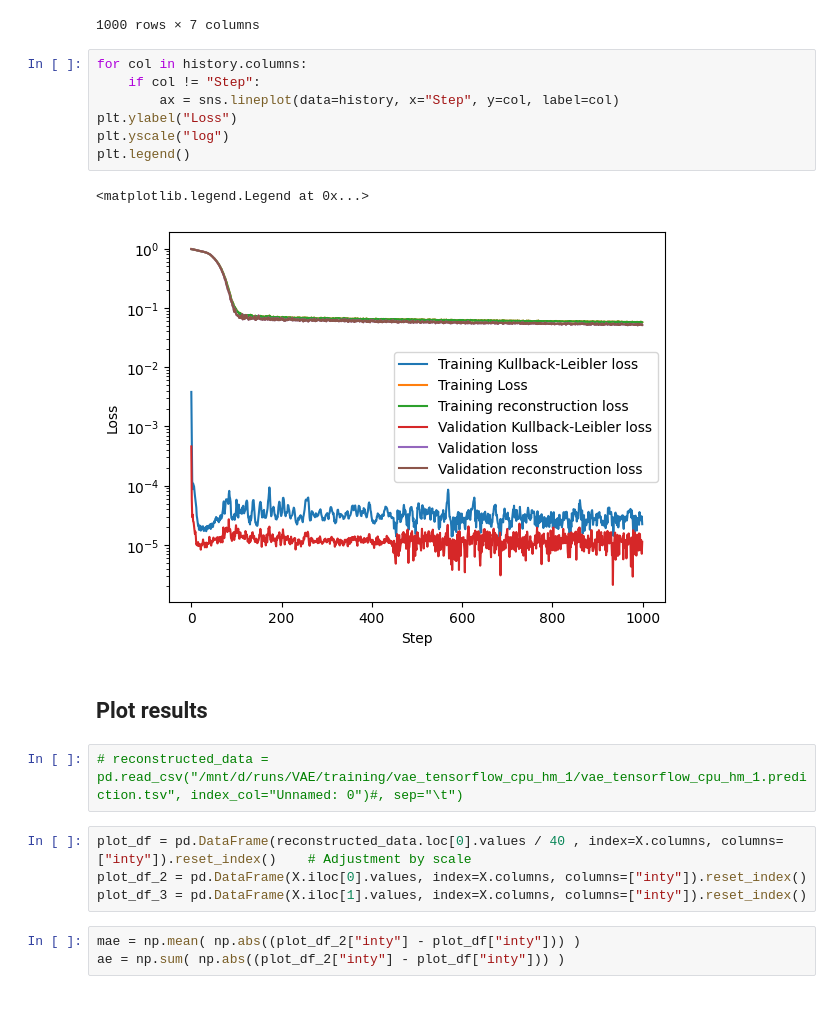
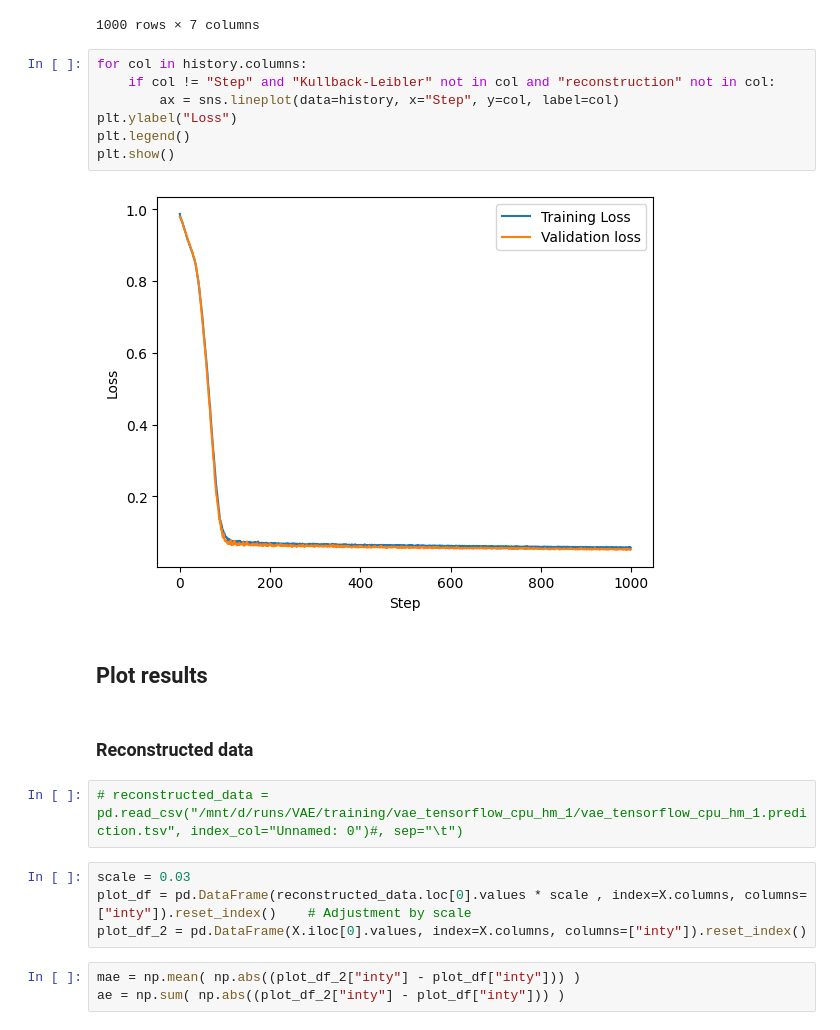
Before and after one commit to JosuaCarl/MStoML, a Jupyter notebook: skripts/VAE/VAE_interpret.ipynb, the cells around one changed output. Drawn from its saved outputs; the diff is of its cells as text.

```diff
--- a/skripts/VAE/VAE_interpret.ipynb
+++ b/skripts/VAE/VAE_interpret.ipynb
@@ -99,22 +99,23 @@ history
 1000 rows × 7 columns
 # %%
 for col in history.columns:
-    if col != "Step":
+    if col != "Step" and "Kullback-Leibler" not in col and "reconstruction" not in col:
         ax = sns.lineplot(data=history, x="Step", y=col, label=col)
 plt.ylabel("Loss")
-plt.yscale("log")
 plt.legend()
+plt.show()
 # %% [output]
-<matplotlib.legend.Legend at 0x...>
-[figure, old version]
+[figure, new version]
 # %% [markdown]
 ## Plot results
+# %% [markdown]
+### Reconstructed data
 # %%
 # reconstructed_data = pd.read_csv("/mnt/d/runs/VAE/training/vae_tensorflow_cpu_hm_1/vae_tensorflow_cpu_hm_1.prediction.tsv", index_col="Unnamed: 0")#, sep="\t")
 # %%
-plot_df = pd.DataFrame(reconstructed_data.loc[0].values / 40 , index=X.columns, columns=["inty"]).reset_index()    # Adjustment by scale
+scale = 0.03
+plot_df = pd.DataFrame(reconstructed_data.loc[0].values * scale , index=X.columns, columns=["inty"]).reset_index()    # Adjustment by scale
 plot_df_2 = pd.DataFrame(X.iloc[0].values, index=X.columns, columns=["inty"]).reset_index()
-plot_df_3 = pd.DataFrame(X.iloc[1].values, index=X.columns, columns=["inty"]).reset_index()
 # %%
 mae = np.mean( np.abs((plot_df_2["inty"] - plot_df["inty"])) )
 ae = np.sum( np.abs((plot_df_2["inty"] - plot_df["inty"])) )
```
Also changed, not shown: parts of 6 cells of this notebook, 7 other files.
